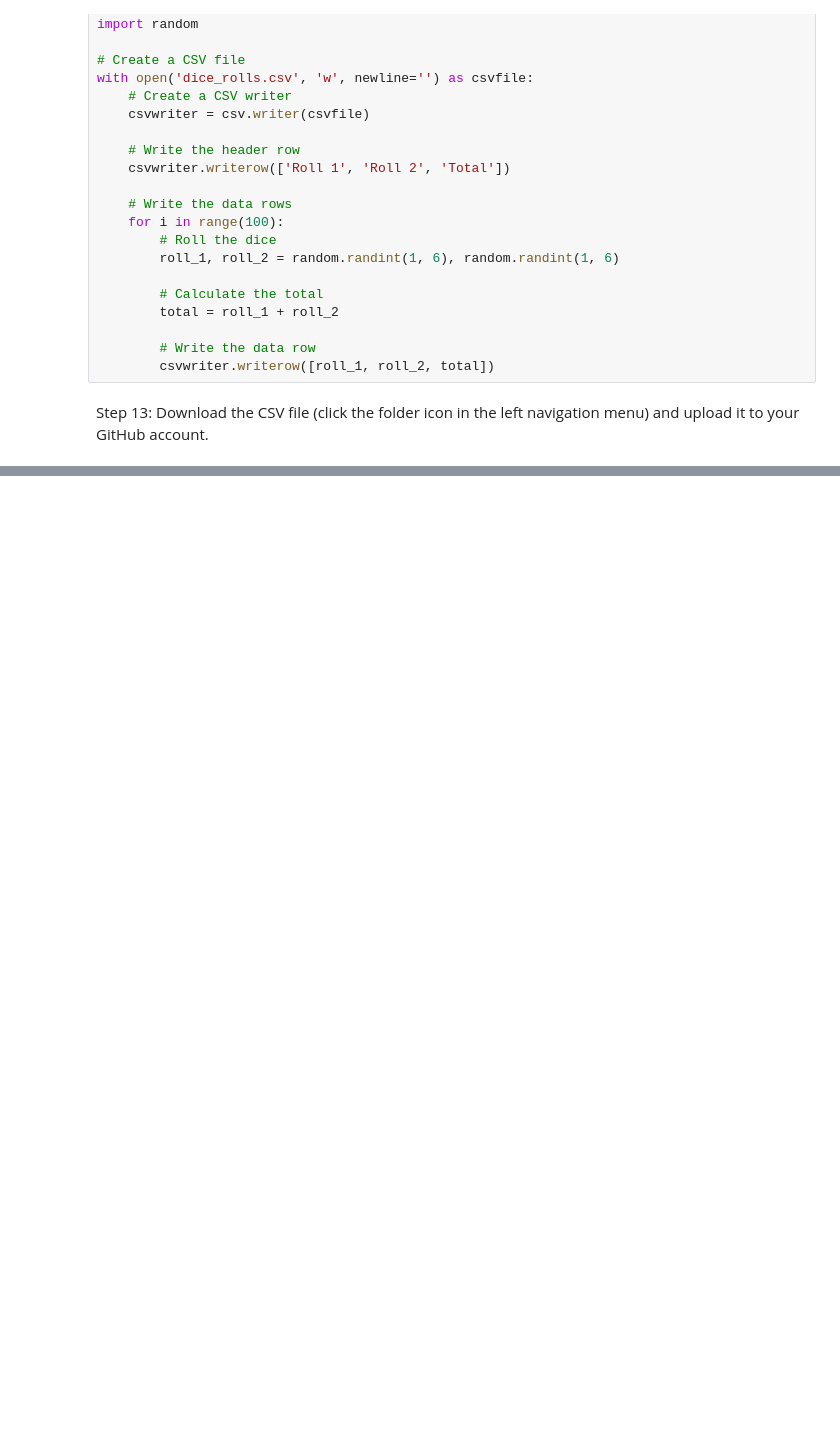
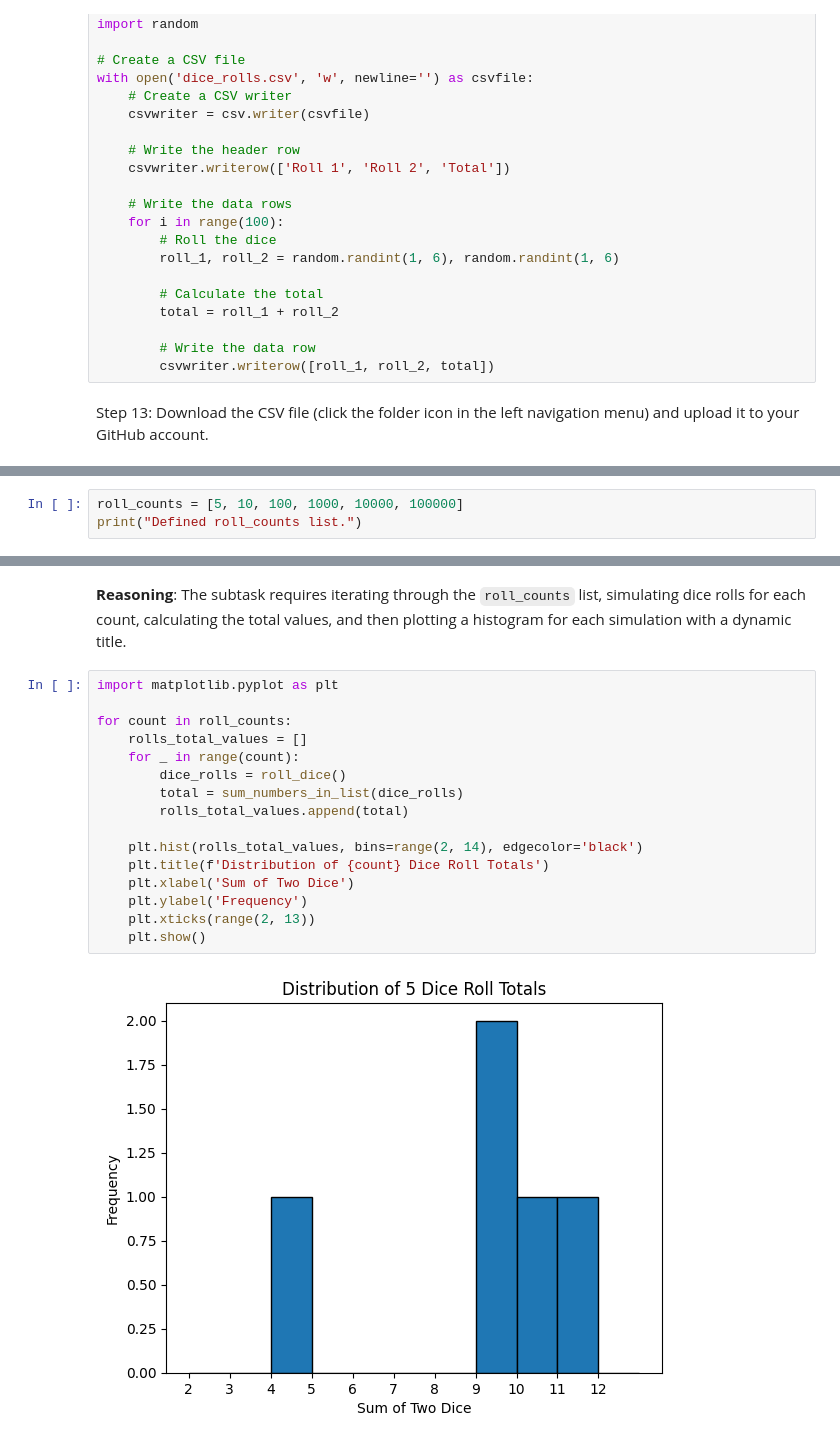
Before and after one commit to hqu/DPI-852M, a Jupyter notebook: In_Class_programming_exercise_1_roll_2_dice.ipynb, the cells around one changed output, grey strips where cells are left out. Cells and saved outputs as stored; diff of their text form; blank space fills up the shorter version.

```diff
--- a/In_Class_programming_exercise_1_roll_2_dice.ipynb
+++ b/In_Class_programming_exercise_1_roll_2_dice.ipynb
@@ -85,0 +171,3 @@ Create a Function called roll_x_times().  Ask the user to [input](https://www.w3
+# %%
+roll_counts = [5, 10, 100, 1000, 10000, 100000]
+print("Defined roll_counts list.")
@@ -85,0 +189,21 @@ Create a Function called roll_x_times().  Ask the user to [input](https://www.w3
+# %% [markdown]
+**Reasoning**:
+The subtask requires iterating through the `roll_counts` list, simulating dice rolls for each count, calculating the total values, and then plotting a histogram for each simulation with a dynamic title.
+# %%
+import matplotlib.pyplot as plt
+
+for count in roll_counts:
+    rolls_total_values = []
+    for _ in range(count):
+        dice_rolls = roll_dice()
+        total = sum_numbers_in_list(dice_rolls)
+        rolls_total_values.append(total)
+
+    plt.hist(rolls_total_values, bins=range(2, 14), edgecolor='black')
+    plt.title(f'Distribution of {count} Dice Roll Totals')
+    plt.xlabel('Sum of Two Dice')
+    plt.ylabel('Frequency')
+    plt.xticks(range(2, 13))
+    plt.show()
+# %% [output]
+[figure, added]
```
Also changed, not shown: parts of 47 cells of this notebook.
